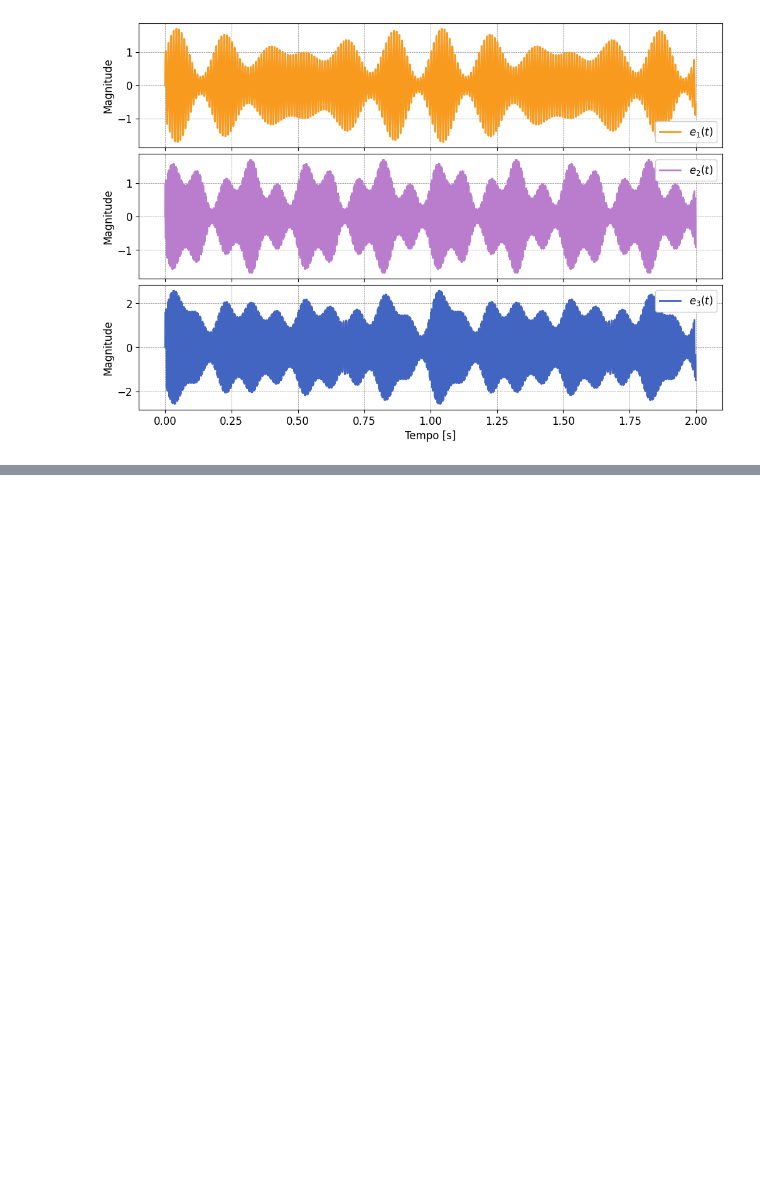
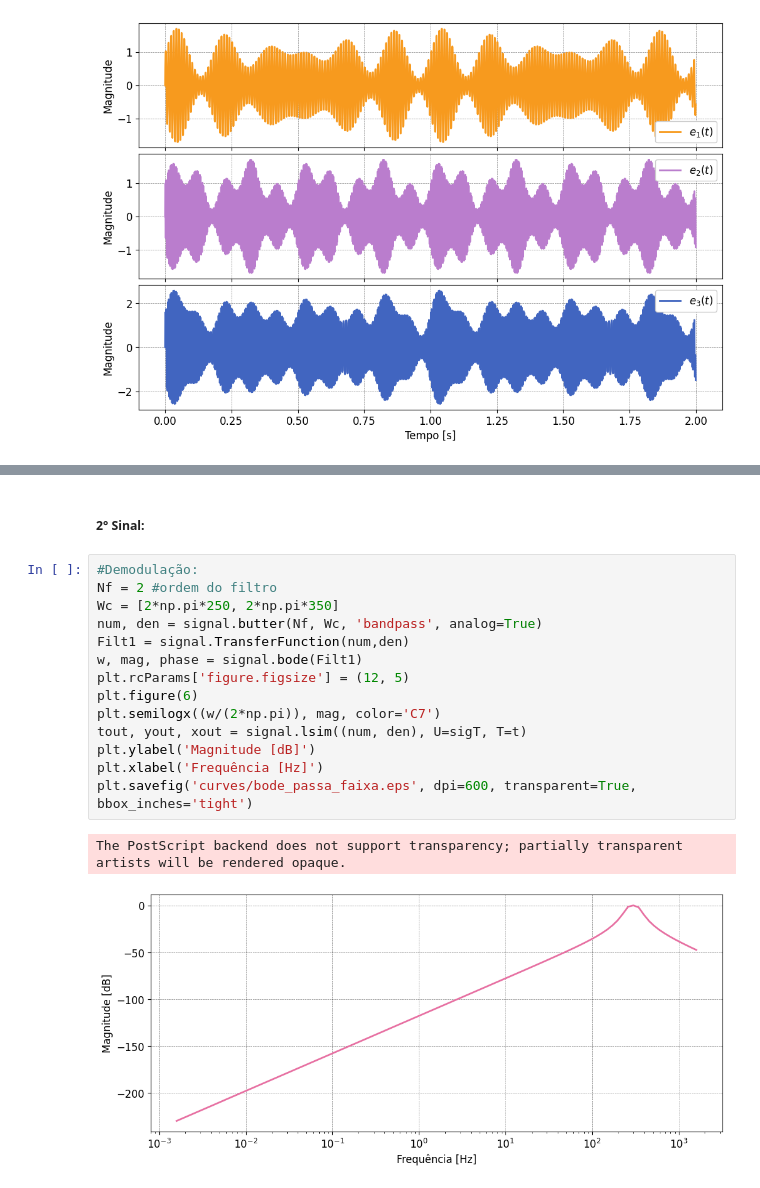
Before and after one commit to ErickNMA/Inst._Ind., a Jupyter notebook: Atividade_3/modulacao.ipynb, the cells around one changed output, grey strips where cells are left out. Saved outputs shown, nothing was run; the diff lists cells and outputs as text; blank space fills up the shorter version.

```diff
--- a/Atividade_3/modulacao.ipynb
+++ b/Atividade_3/modulacao.ipynb
@@ -121,0 +125,19 @@ The PostScript backend does not support transparency; partially transparent arti
+# %% [markdown]
+##### 2° Sinal:
+# %%
+#Demodulação:
+Nf = 2 #ordem do filtro
+Wc = [2*np.pi*250, 2*np.pi*350]
+num, den = signal.butter(Nf, Wc, 'bandpass', analog=True)
+Filt1 = signal.TransferFunction(num,den)
+w, mag, phase = signal.bode(Filt1)
+plt.rcParams['figure.figsize'] = (12, 5)
+plt.figure(6)
+plt.semilogx((w/(2*np.pi)), mag, color='C7')
+tout, yout, xout = signal.lsim((num, den), U=sigT, T=t)
+plt.ylabel('Magnitude [dB]')
+plt.xlabel('Frequência [Hz]')
+plt.savefig('curves/bode_passa_faixa.eps', dpi=600, transparent=True, bbox_inches='tight')
+# %% [output]
+The PostScript backend does not support transparency; partially transparent artists will be rendered opaque.
+[figure, added]
```
Also changed, not shown: parts of 6 cells of this notebook, 5 other files.
